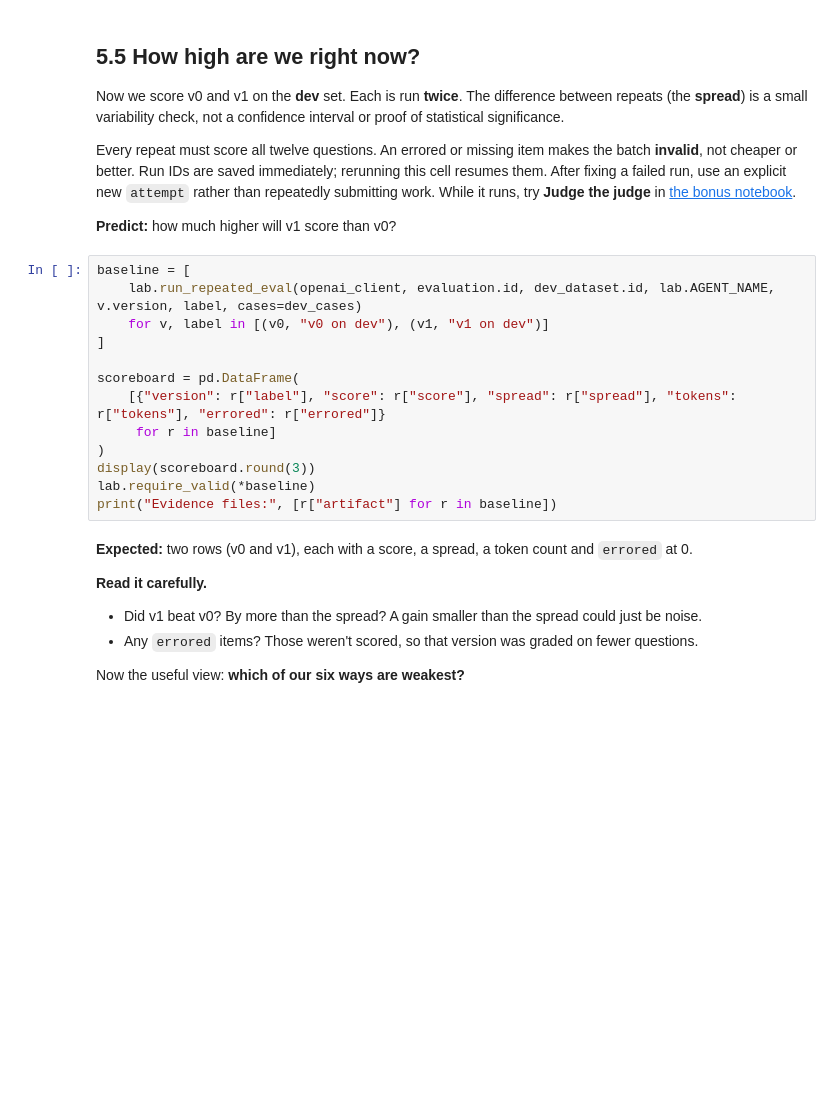
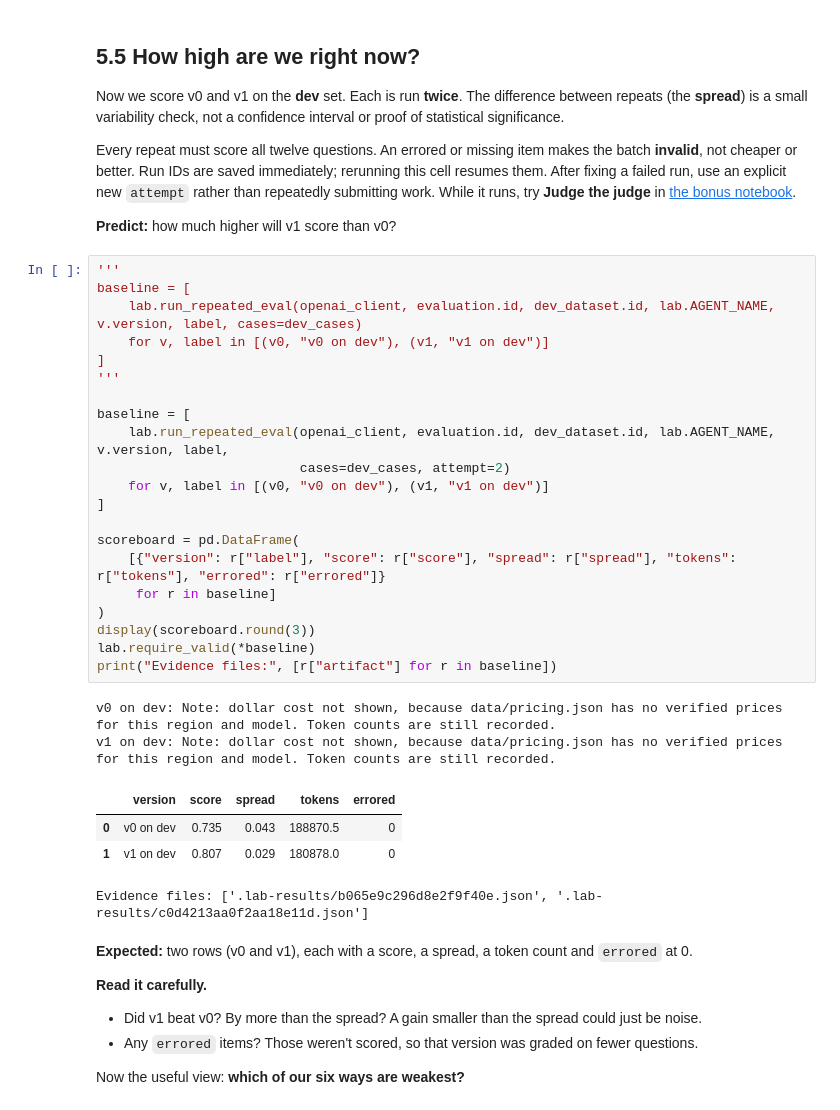
Before and after one commit to AndreaRizzi/ingnite26-LAB663, a Jupyter notebook: labs/core/05-make-it-better.ipynb, the cells around one changed output. Saved outputs shown, nothing was run; the diff lists cells and outputs as text; blank space fills up the shorter version.

```diff
--- a/labs/core/05-make-it-better.ipynb
+++ b/labs/core/05-make-it-better.ipynb
@@ -192,18 +221,33 @@ Every repeat must score all twelve questions. An errored or missing item makes t
 
 **Predict:** how much higher will v1 score than v0?
 # %%
+'''
 baseline = [
     lab.run_repeated_eval(openai_client, evaluation.id, dev_dataset.id, lab.AGENT_NAME, v.version, label, cases=dev_cases)
+    for v, label in [(v0, "v0 on dev"), (v1, "v1 on dev")]
+]
+'''
+
+baseline = [
+    lab.run_repeated_eval(openai_client, evaluation.id, dev_dataset.id, lab.AGENT_NAME, v.version, label,
+                          cases=dev_cases, attempt=2)
     for v, label in [(v0, "v0 on dev"), (v1, "v1 on dev")]
 ]
 
 scoreboard = pd.DataFrame(
     [{"version": r["label"], "score": r["score"], "spread": r["spread"], "tokens": r["tokens"], "errored": r["errored"]}
      for r in baseline]
 )
 display(scoreboard.round(3))
 lab.require_valid(*baseline)
 print("Evidence files:", [r["artifact"] for r in baseline])
+# %% [output]
+v0 on dev: Note: dollar cost not shown, because data/pricing.json has no verified prices for this region and model. Token counts are still recorded.
+v1 on dev: Note: dollar cost not shown, because data/pricing.json has no verified prices for this region and model. Token counts are still recorded.
+|  | version | score | spread | tokens | errored |
+| 0 | v0 on dev | 0.735 | 0.043 | 188870.5 | 0 |
+| 1 | v1 on dev | 0.807 | 0.029 | 180878.0 | 0 |
+Evidence files: ['.lab-results/b065e9c296d8e2f9f40e.json', '.lab-results/c0d4213aa0f2aa18e11d.json']
 # %% [markdown]
 **Expected:** two rows (v0 and v1), each with a score, a spread, a token count and `errored` at 0.
 
```
Also changed, not shown: parts of 17 cells of this notebook, 13 other files.
